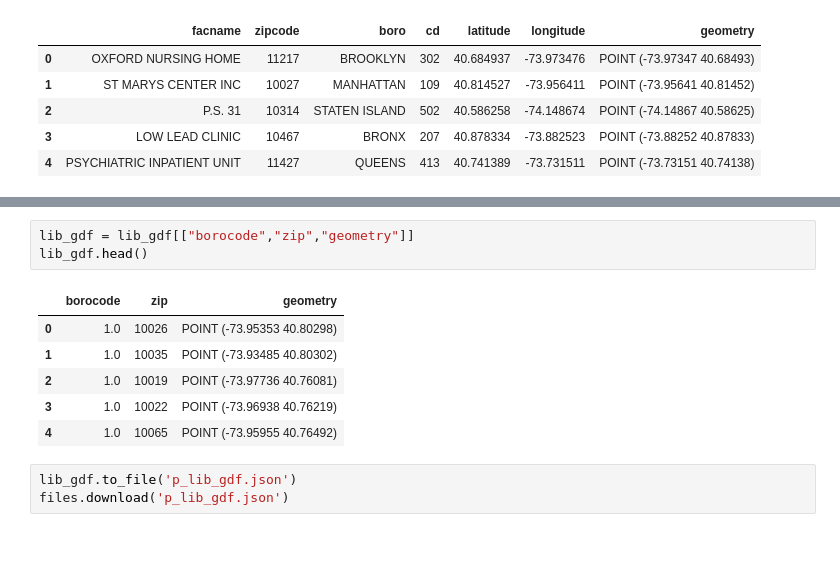
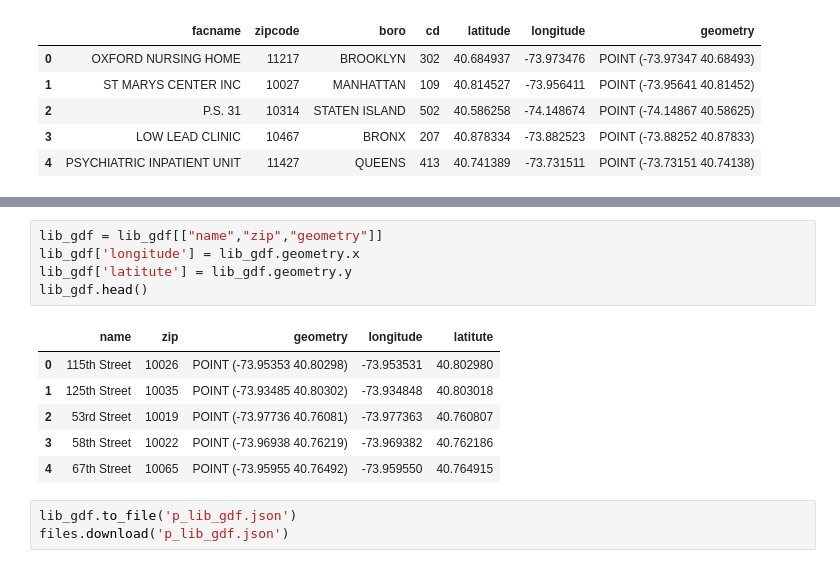
Before and after one commit to kirthi-b/QoL_NYC_Children, a Jupyter notebook: Access/Access.ipynb, the cells around one changed output, grey strips where cells are left out. Saved outputs shown, nothing was run; the diff lists cells and outputs as text.

```diff
--- a/Access/Access.ipynb
+++ b/Access/Access.ipynb
@@ -150,15 +142,17 @@ lib_gdf.head()
 | 3 | 1013130005 | 1037165.0 | 1.0 | New York | 127 | 58th Street | East 58th Street | NYPL | http://www.nypl.org/locations/58t... | 9.927319e+05 | ... |
 | 4 | 1014410038 | 1044749.0 | 1.0 | New York | 328 | 67th Street | East 67th Street | NYPL | http://www.nypl.org/locations/67t... | 9.954551e+05 | ... |
 # %%
-lib_gdf = lib_gdf[["borocode","zip","geometry"]]
+lib_gdf = lib_gdf[["name","zip","geometry"]]
+lib_gdf['longitude'] = lib_gdf.geometry.x
+lib_gdf['latitute'] = lib_gdf.geometry.y
 lib_gdf.head()
 # %% [output]
-|  | borocode | zip | geometry |
-| 0 | 1.0 | 10026 | POINT (-73.95353 40.80298) |
-| 1 | 1.0 | 10035 | POINT (-73.93485 40.80302) |
-| 2 | 1.0 | 10019 | POINT (-73.97736 40.76081) |
-| 3 | 1.0 | 10022 | POINT (-73.96938 40.76219) |
-| 4 | 1.0 | 10065 | POINT (-73.95955 40.76492) |
+|  | name | zip | geometry | longitude | latitute |
+| 0 | 115th Street | 10026 | POINT (-73.95353 40.80298) | -73.953531 | 40.802980 |
+| 1 | 125th Street | 10035 | POINT (-73.93485 40.80302) | -73.934848 | 40.803018 |
+| 2 | 53rd Street | 10019 | POINT (-73.97736 40.76081) | -73.977363 | 40.760807 |
+| 3 | 58th Street | 10022 | POINT (-73.96938 40.76219) | -73.969382 | 40.762186 |
+| 4 | 67th Street | 10065 | POINT (-73.95955 40.76492) | -73.959550 | 40.764915 |
 # %%
 lib_gdf.to_file('p_lib_gdf.json')
 files.download('p_lib_gdf.json')
```
Also changed, not shown: parts of 17 cells of this notebook, 13 other files.
